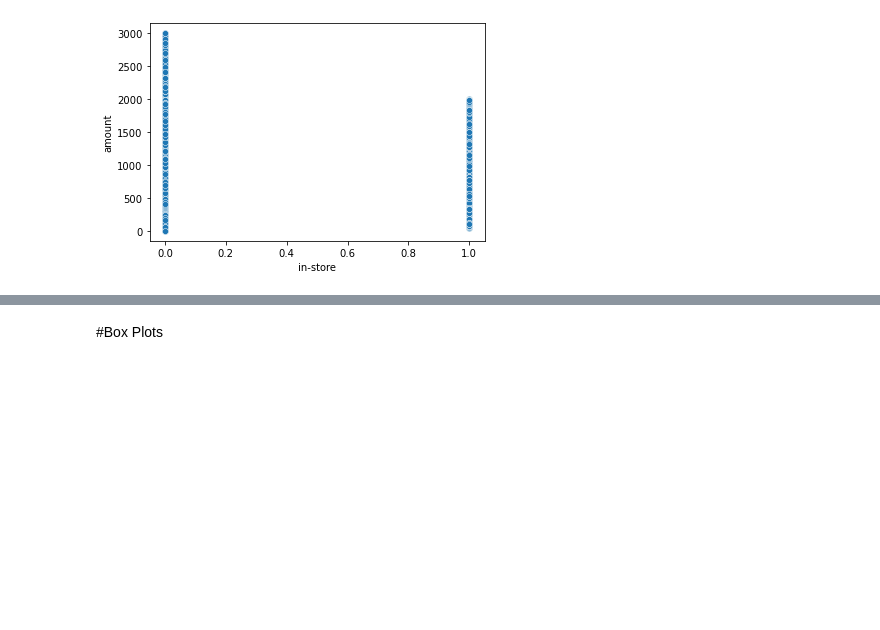
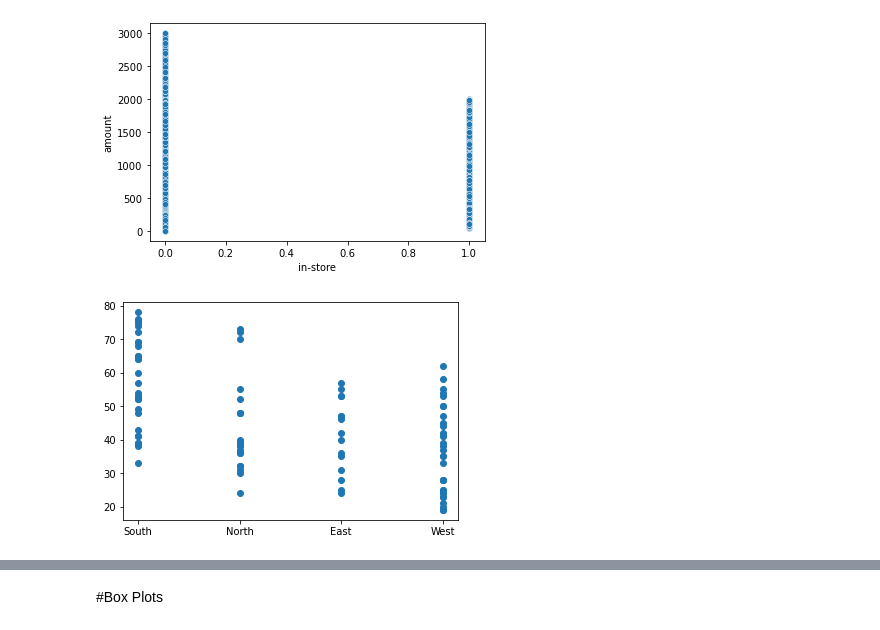
Before and after one commit to susanareyes1/CourseWork, a Jupyter notebook: First Task.ipynb, the cells around one changed output, grey strips where cells are left out. Cells and saved outputs as stored; diff of their text form; code cells hidden in the pictures; blank space fills up the shorter version.

```diff
--- a/First Task.ipynb
+++ b/First Task.ipynb
@@ -294,3 +294,11 @@ sns.scatterplot(data=data, x="in-store", y="amount")
 # %% [output]
 <AxesSubplot:xlabel='in-store', ylabel='amount'>
 [figure]
+# %%
+data_sample = data.sample(100)
+x = data_sample['region']
+y = data_sample['age']
+plt.scatter(x,y, marker = 'o')
+plt.show()
+# %% [output]
+[figure, added]
```
Also changed, not shown: parts of 8 cells of this notebook.
